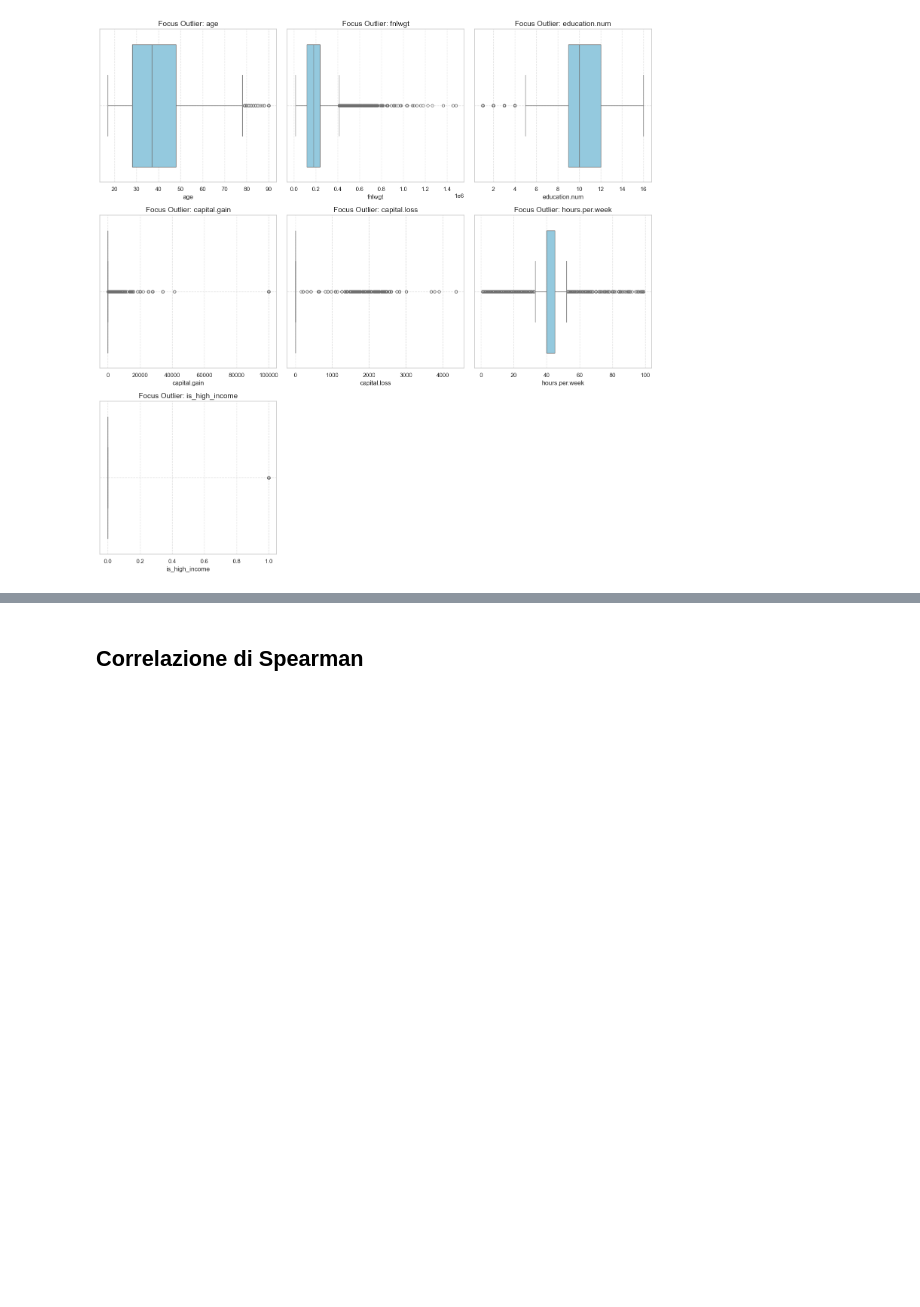
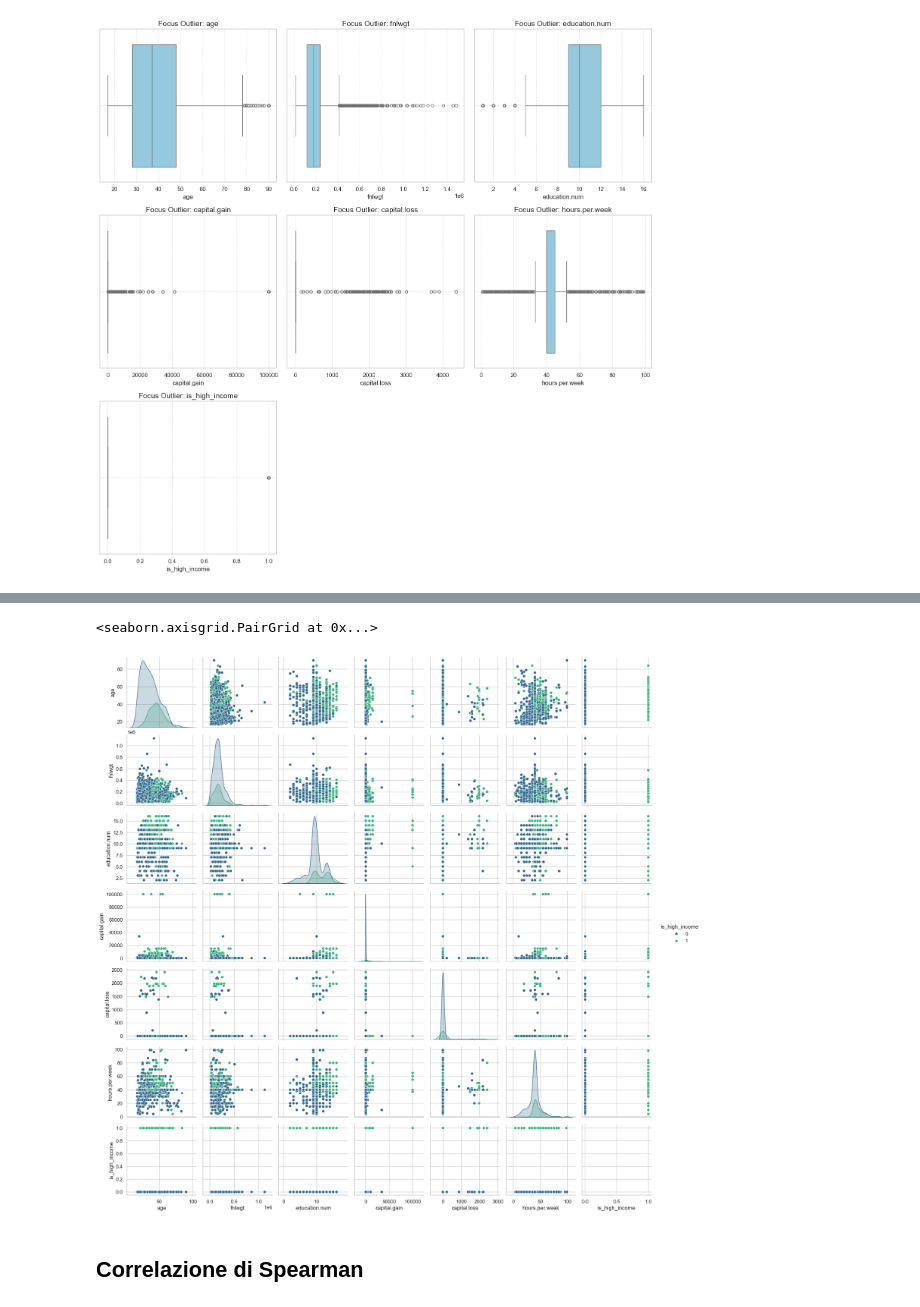
Before and after one commit to M-Barreca/01_Labor_Risk_Profiling, a Jupyter notebook: labor_risk_profiling.ipynb, the cells around one changed output, grey strips where cells are left out. Drawn from its saved outputs; the diff is of its cells as text; code cells hidden in the pictures; blank space fills up the shorter version.

```diff
--- a/labor_risk_profiling.ipynb
+++ b/labor_risk_profiling.ipynb
@@ -264,3 +269,10 @@ plot_outliers(df_1, result[0])
+# %%
+df_1_sample=df_1[df_num.columns].sample(1000, random_state=42)
+# %%
+sns.pairplot(df_1_sample, vars=df_num.columns, hue='is_high_income', palette='viridis')
+# %% [output]
+<seaborn.axisgrid.PairGrid at 0x...>
+[figure, added]
 # %% [markdown]
 ## Correlazione di Spearman
 # %%
```
Also changed, not shown: parts of 18 cells of this notebook.
